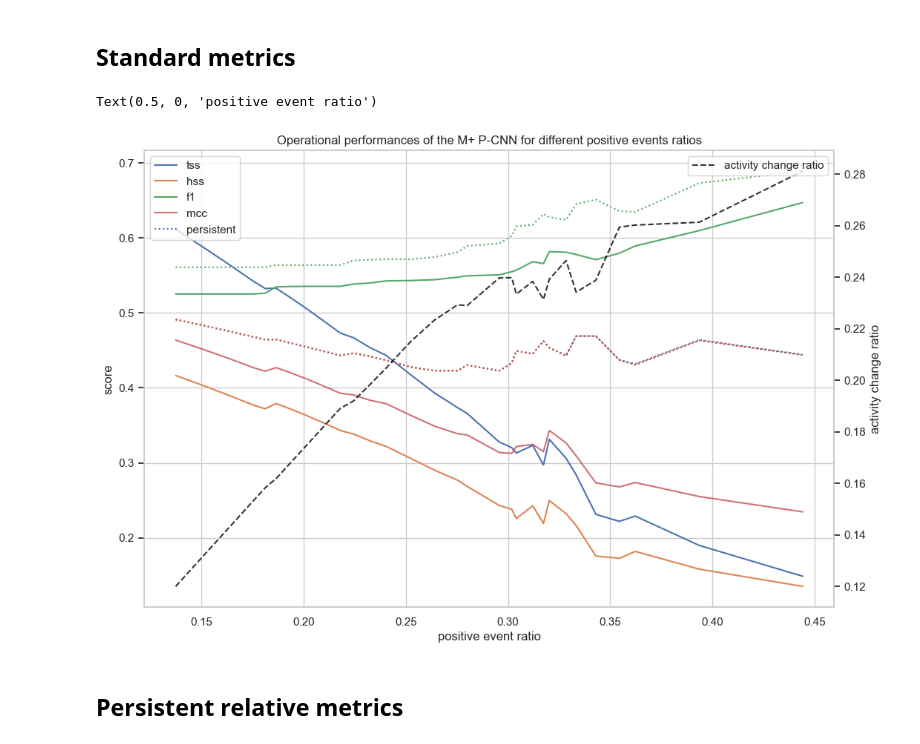
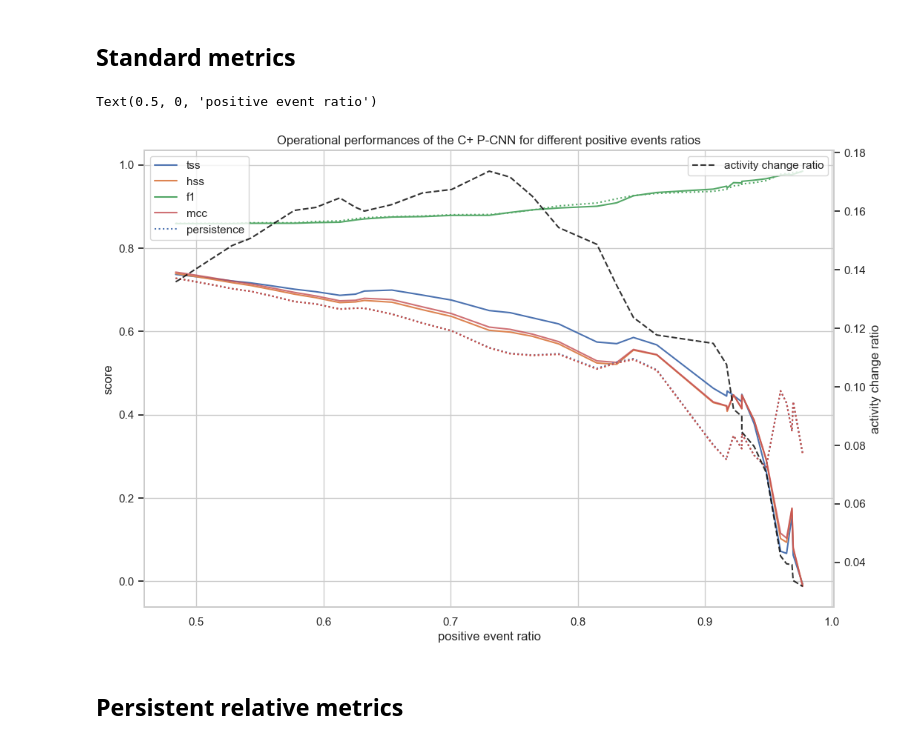
Before and after one commit to gfrancisco20/flare_limits_pcnn, a Jupyter notebook: 4b_Experiences.ipynb, the cells around one changed output. Saved outputs shown, nothing was run; the diff lists cells and outputs as text; code cells hidden in the pictures.

```diff
--- a/4b_Experiences.ipynb
+++ b/4b_Experiences.ipynb
@@ -62,13 +59,13 @@ To enable the following instructions: AVX2 FMA, in other operations, rebuild Ten
 # %% [markdown]
 # Setup
 # %%
-FOLDER = PATH_RES/'Results'
+FOLDER = PATH_RES/'Classification_PCNN_224x448x3xCV05_2024_03_28__0'
 
 modelDict = {
-  'C+_mpf_Persistent_24'                                        : 'C+_Persistent',
-  'C+_mpf_jpg_PTx8_RtdXall_EquiCnat_AW1e5D1e4_blos_24'          : 'C+_PCNN_Blos', #
-  'C+_mpf_jpg_PTx8_RtdXall_EquiCnat_AW1e5D1e4_0193x0211x0094_24': 'C+_PCNN_EUV',
-  'M+_mpf_Persistent_24'                                        : 'M+_Persistent',
+  'C+_mpf_Persistent_24'                                        : 'C+_Persistence',
+  'C+_mpf_jpg_PTx8_RtdXall_EquiC_AW1e5D1e4_blos_24'          : 'C+_PCNN_Blos', #
+  'C+_mpf_jpg_PTx8_RtdXall_EquiC_AW1e5D1e4_0193x0211x0094_24': 'C+_PCNN_EUV',
+  'M+_mpf_Persistent_24'                                        : 'M+_Persistence',
   'M+_mpf_jpg_PTx8_RtdXall_LowC2_AW1e5D1e4_0193x0211x0094_24': 'M+_PCNN_EUV',
   'M+_mpf_jpg_PTx8_RtdXall_LowC2_AW1e5D1e4_blos_24'          : 'M+_PCNN_Blos',
   'C+_PCNN_Both_Max'                                       : 'C+_PCNN_Both_Max',
@@ -98,7 +95,7 @@ for modelNameFull in modelDict.keys():
     if pathPredFd.exists():
       fdPredictions[modelName] = read_Dataframe_With_Dates(pathPredFd)
       fdPredictions[modelName]['histo'] = fdPredictions[modelName]['label'].rolling(window = f'{24}H',
-                                        closed = 'right', # min_periods = int(input_lag)
+                                        closed = 'left', # min_periods = int(input_lag)
                                         ).apply(
                                           lambda x: x[0])
       fdPredictions[modelName]['change'] = fdPredictions[modelName]['histo'] != fdPredictions[modelName]['label']
@@ -133,7 +130,7 @@ Wall time: 38.1 s
 sns.set(style="whitegrid")
 plt.rcParams["figure.figsize"] = (12,8)
 # %%
-modelTypes = 'M'
+modelTypes = 'C'
 subtype    = 'euv'
 
 cls =  modelTypes
@@ -180,42 +177,42 @@ sns.lineplot(x = x , y = perf['mcc'].values, label = 'mcc', ax = ax, alpha = 0.8
 # sns.lineplot(x = x, y = perf['precision'], label = 'precision', ax = ax)
 
 
-# sns.lineplot(x = x, y = persistent['tss'].values, label = 'persistent', ax = ax, color = 'black')
-sns.lineplot(x = x, y = persistent['tss'].values, label = 'persistent', ax = ax, linestyle=':', color = ax.lines[0].get_color())
+# sns.lineplot(x = x, y = persistent['tss'].values, label = 'persistence', ax = ax, color = 'black')
+sns.lineplot(x = x, y = persistent['tss'].values, label = 'persistence', ax = ax, linestyle=':', color = ax.lines[0].get_color())
 sns.lineplot(x = x , y = persistent['hss'].values, ax = ax, linestyle=':', color = ax.lines[1].get_color())
 sns.lineplot(x = x, y = persistent['f1'].values, ax = ax, linestyle=':', color = ax.lines[2].get_color())
 sns.lineplot(x = x, y = persistent['mcc'].values, ax = ax, linestyle=':', color = ax.lines[3].get_color())
 # sns.lineplot(x = x , y = persistent['recall'], ax = ax, linestyle=':', color = ax.lines[3].get_color())
 # sns.lineplot(x = x , y = persistent['precision'], ax = ax, linestyle=':', color = ax.lines[4].get_color())
 
 tnr =   perf['tn'] / ( perf['tn']+ perf['fp'])
 # sns.lineplot(x = x, y = tnr, label = 'tnr', ax = ax)
 
 
 ax.set_ylabel('score')
 ax.set_xlabel('starting date of the test set')
 
 
 ax2 = ax.twinx()
 ax2.grid(visible=None)
 # sns.lineplot(x = x , y = perf['bal_pos'], label = 'positive events balance' , ax = ax2, color = 'black', alpha = 0.8)
 sns.lineplot(x = x , y = left, label = 'activity change ratio', ax = ax2, color = 'black', alpha=0.8)
 # sns.lineplot(x = x, y = persistent['f1'], ax = ax2, linestyle=':', color = ax.lines[2].get_color())
 for line in ax2.lines:
   line.set_linestyle("--")
 ax2.lines[0].set_linestyle("--")
 ax2.legend(loc='upper right')
 ax2.set_ylabel('activity change ratio')
 
 
 plt.title(f'Operational performances of the {cls}+ P-CNN for different positive events ratios')
 
 ax.legend(loc='upper left')
 
 ax.set_xlabel('positive event ratio')
 # %% [output]
 Text(0.5, 0, 'positive event ratio')
-[figure, old version]
+[figure, new version]
 # %% [markdown]
 ## Persistent relative metrics
 # %%
```
Also changed, not shown: parts of 6 cells of this notebook, 3 other files.
